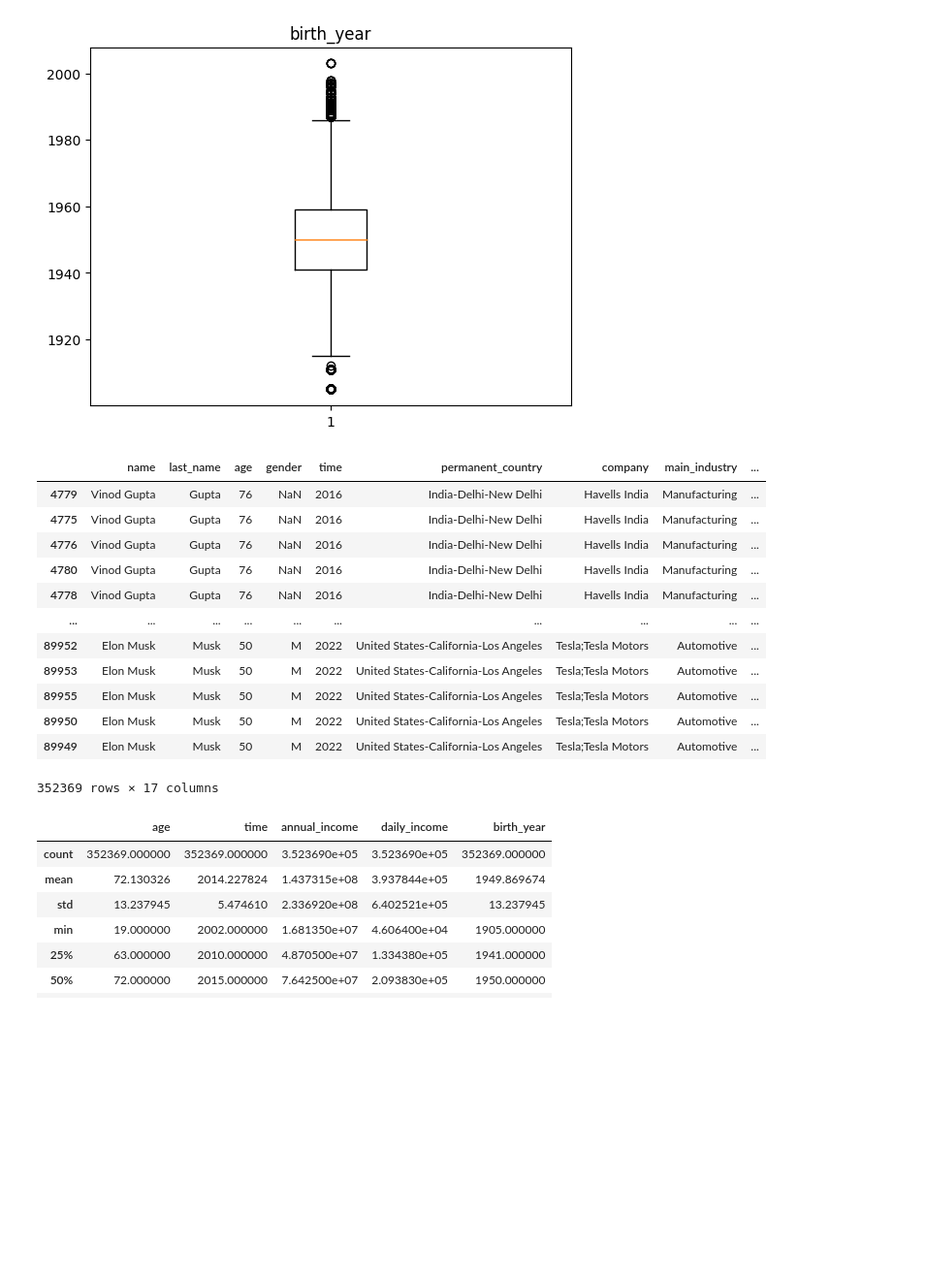
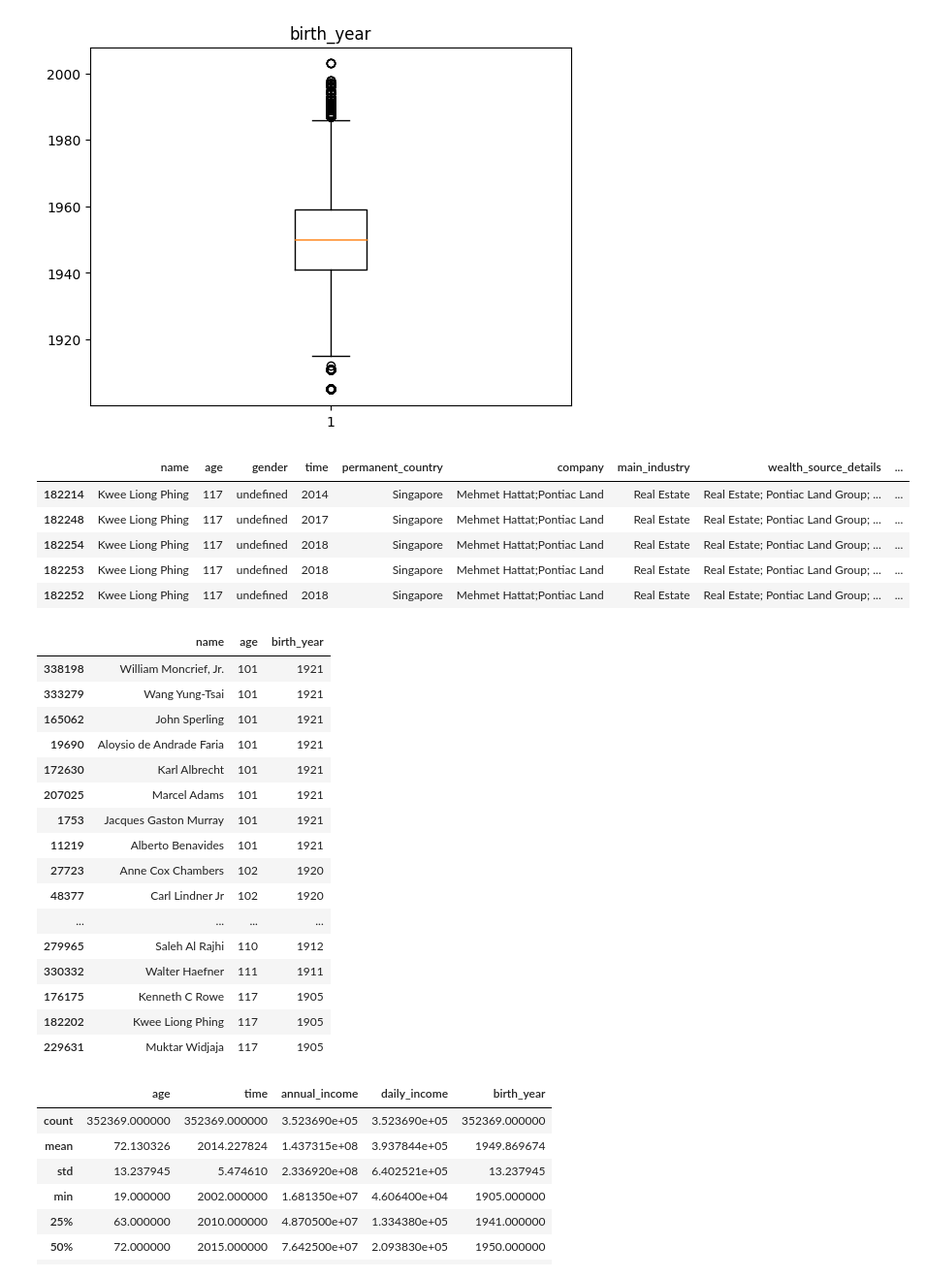
Before and after one commit to ludsonfelipe/billionaires_analysis, a Jupyter notebook: billionaires_analysis/Global Billionaire Wealth Analysis.ipynb, the cells around one changed output. Shown: that part at 97% size. Cells and saved outputs as stored; diff of their text form; code cells hidden in the pictures; blank space fills up the shorter version.

```diff
--- a/billionaires_analysis/Global Billionaire Wealth Analysis.ipynb
+++ b/billionaires_analysis/Global Billionaire Wealth Analysis.ipynb
@@ -30,6 +30,8 @@ ax.set_title('Comparison of Total Rows and Duplicated Rows')
 plt.show()
 # %% [output]
 [figure]
+# %%
+df = df.drop_duplicates()
 # %%
 # Count the number of NaN values in each column
 nan_counts = df.isna().sum()
@@ -48,5 +71,15 @@ plt.show()
 # %%
+df = df.drop('last_name', axis=1)
+
+#
 df['gender'] = df['gender'].fillna('undefined')
 df['permanent_country'] = df['permanent_country'].fillna('undefined')
 df['company'] = df['company'].fillna('undefined')
 df['wealth_source_details'] = df['wealth_source_details'].fillna('undefined')
+
+#
+df['headquarters'] = df['headquarters'].fillna('not identified')
+df['state'] = df['state'].fillna('not identified')
+
+#
+df['industry'] = df['industry'].fillna('undefined')
@@ -67,18 +115,11 @@ for col in numeric_cols:
 [figure]
 [figure]
 # %%
-df.sort_values(by='annual_income')
+df.sort_values(by='age', ascending=False).head()
 # %% [output]
-|  | name | last_name | age | gender | time | permanent_country | company | main_industry | ... |
-| 4779 | Vinod Gupta | Gupta | 76 | NaN | 2016 | India-Delhi-New Delhi | Havells India | Manufacturing | ... |
-| 4775 | Vinod Gupta | Gupta | 76 | NaN | 2016 | India-Delhi-New Delhi | Havells India | Manufacturing | ... |
-| 4776 | Vinod Gupta | Gupta | 76 | NaN | 2016 | India-Delhi-New Delhi | Havells India | Manufacturing | ... |
-| 4780 | Vinod Gupta | Gupta | 76 | NaN | 2016 | India-Delhi-New Delhi | Havells India | Manufacturing | ... |
-| 4778 | Vinod Gupta | Gupta | 76 | NaN | 2016 | India-Delhi-New Delhi | Havells India | Manufacturing | ... |
-| ... | ... | ... | ... | ... | ... | ... | ... | ... | ... |
-| 89952 | Elon Musk | Musk | 50 | M | 2022 | United States-California-Los Angeles | Tesla;Tesla Motors | Automotive | ... |
-| 89953 | Elon Musk | Musk | 50 | M | 2022 | United States-California-Los Angeles | Tesla;Tesla Motors | Automotive | ... |
-| 89955 | Elon Musk | Musk | 50 | M | 2022 | United States-California-Los Angeles | Tesla;Tesla Motors | Automotive | ... |
-| 89950 | Elon Musk | Musk | 50 | M | 2022 | United States-California-Los Angeles | Tesla;Tesla Motors | Automotive | ... |
-| 89949 | Elon Musk | Musk | 50 | M | 2022 | United States-California-Los Angeles | Tesla;Tesla Motors | Automotive | ... |
+|  | name | age | gender | time | permanent_country | company | main_industry | wealth_source_details | ... |
+| 182214 | Kwee Liong Phing | 117 | undefined | 2014 | Singapore | Mehmet Hattat;Pontiac Land | Real Estate | Real Estate; Pontiac Land Group; ... | ... |
+| 182248 | Kwee Liong Phing | 117 | undefined | 2017 | Singapore | Mehmet Hattat;Pontiac Land | Real Estate | Real Estate; Pontiac Land Group; ... | ... |
+| 182254 | Kwee Liong Phing | 117 | undefined | 2018 | Singapore | Mehmet Hattat;Pontiac Land | Real Estate | Real Estate; Pontiac Land Group; ... | ... |
+| 182253 | Kwee Liong Phing | 117 | undefined | 2018 | Singapore | Mehmet Hattat;Pontiac Land | Real Estate | Real Estate; Pontiac Land Group; ... | ... |
+| 182252 | Kwee Liong Phing | 117 | undefined | 2018 | Singapore | Mehmet Hattat;Pontiac Land | Real Estate | Real Estate; Pontiac Land Group; ... | ... |
-352369 rows × 17 columns
@@ -86,0 +129,20 @@ df[df['age']>110]
+# %%
+olders
+# %% [output]
+|  | name | age | birth_year |
+| 338198 | William Moncrief, Jr. | 101 | 1921 |
+| 333279 | Wang Yung-Tsai | 101 | 1921 |
+| 165062 | John Sperling | 101 | 1921 |
+| 19690 | Aloysio de Andrade Faria | 101 | 1921 |
+| 172630 | Karl Albrecht | 101 | 1921 |
+| 207025 | Marcel Adams | 101 | 1921 |
+| 1753 | Jacques Gaston Murray | 101 | 1921 |
+| 11219 | Alberto Benavides | 101 | 1921 |
+| 27723 | Anne Cox Chambers | 102 | 1920 |
+| 48377 | Carl Lindner Jr | 102 | 1920 |
+| ... | ... | ... | ... |
+| 279965 | Saleh Al Rajhi | 110 | 1912 |
+| 330332 | Walter Haefner | 111 | 1911 |
+| 176175 | Kenneth C Rowe | 117 | 1905 |
+| 182202 | Kwee Liong Phing | 117 | 1905 |
+| 229631 | Muktar Widjaja | 117 | 1905 |
```
Also changed, not shown: parts of 14 cells of this notebook.
